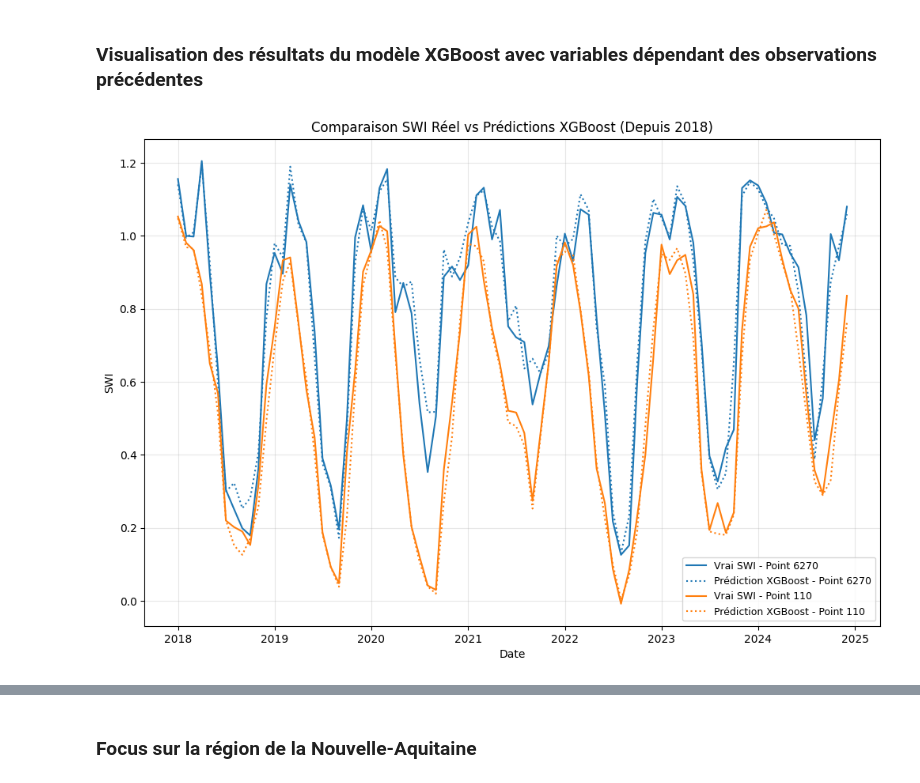
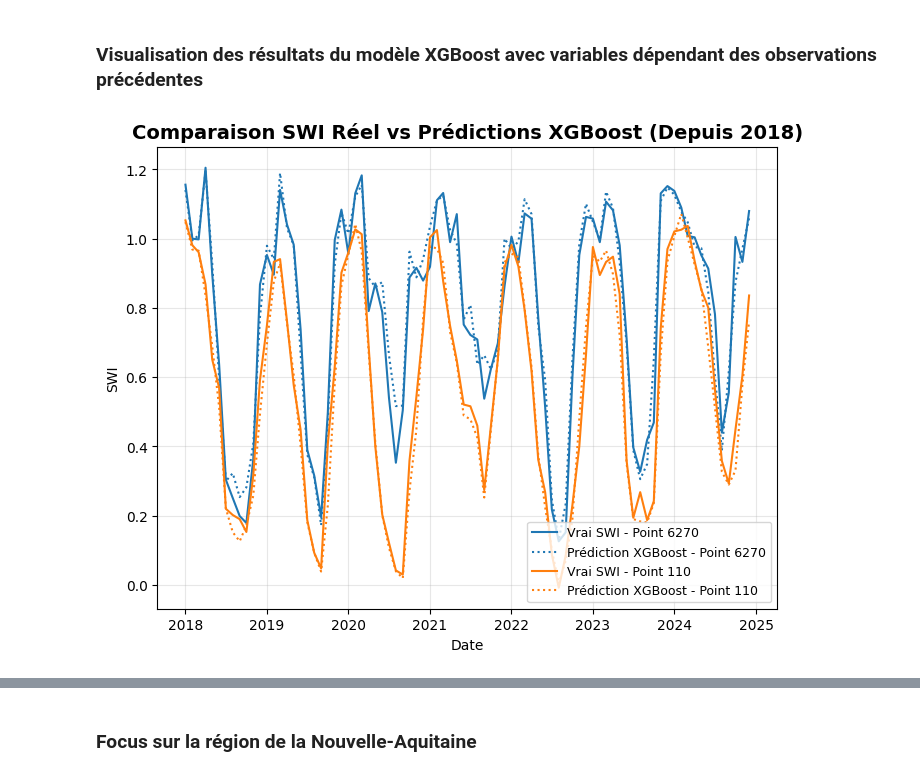
Before and after one commit to Lanouraf/Climate_Risk_Project_SWI_MS_A, a Jupyter notebook: modelisation.ipynb, the cells around one changed output, grey strips where cells are left out. Saved outputs shown, nothing was run; the diff lists cells and outputs as text; code cells hidden in the pictures.

Commit message:
Modification graphique XGBoost et ajout nouvelles cartes fichier modélisation

```diff
--- a/modelisation.ipynb
+++ b/modelisation.ipynb
@@ -885,7 +885,7 @@ np.random.seed(42)
 points_to_plot = np.random.choice(gdf["NUMERO"].unique(), size = 2, replace = False)
 
 # Création du graphique
-plt.figure(figsize=(12, 8))
+plt.figure(figsize=(8, 6))
 
 # Création des courbes sur les dates sélectionnées
 for i in range(len(points_to_plot)):
@@ -913,35 +913,35 @@ for i in range(len(points_to_plot)):
     # Filtre pour le point sur la base de test
     mask_point_X_test = (X_test["NUMERO"] == point)
 
     # Vecteur des dates
     dates_point_test = X_test.loc[mask_point_X_test, "DATE"]
 
     # Vecteur des valeurs prédites
     y_pred_xgb_point = X_test.loc[mask_point_X_test, "SWI_UNIF_MENS_PRED_XGB"]
 
     # Création de la courbe
     plt.plot(dates_point_test, y_pred_xgb_point, color = f"C{i}", label=f"Prédiction XGBoost - Point {point}", linestyle=":")
 
 
 # Mise en forme du graphique
 
 # Titre
-plt.title("Comparaison SWI Réel vs Prédictions XGBoost (Depuis 2018)", fontsize = 12)
+plt.title("Comparaison SWI Réel vs Prédictions XGBoost (Depuis 2018)", fontsize = 14, fontweight = "bold")
 
 # Titres des axes
 plt.xlabel("Date", fontsize = 10)
 plt.ylabel("SWI", fontsize = 10)
 
 # Légende
 plt.legend(loc = "best", fontsize = 9)
 
 # Ajout d'une grille pour faciliter la lecture
 plt.grid(True, alpha = 0.3)
 
 # Affichage
 plt.show()
 # %% [output]
-[figure, old version]
+[figure, new version]
 # %%
 ### Suppression des bases d'entraînement et de test pour libérer de la mémoire ###
 
```
Also changed, not shown: parts of 26 cells of this notebook.
